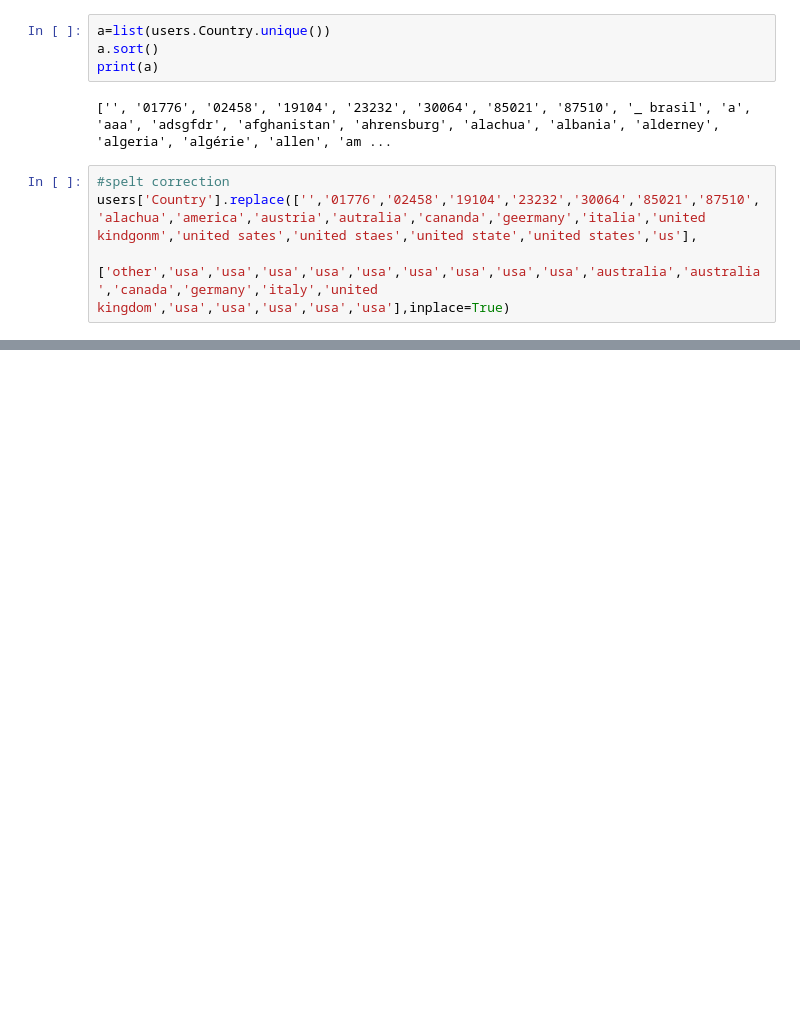
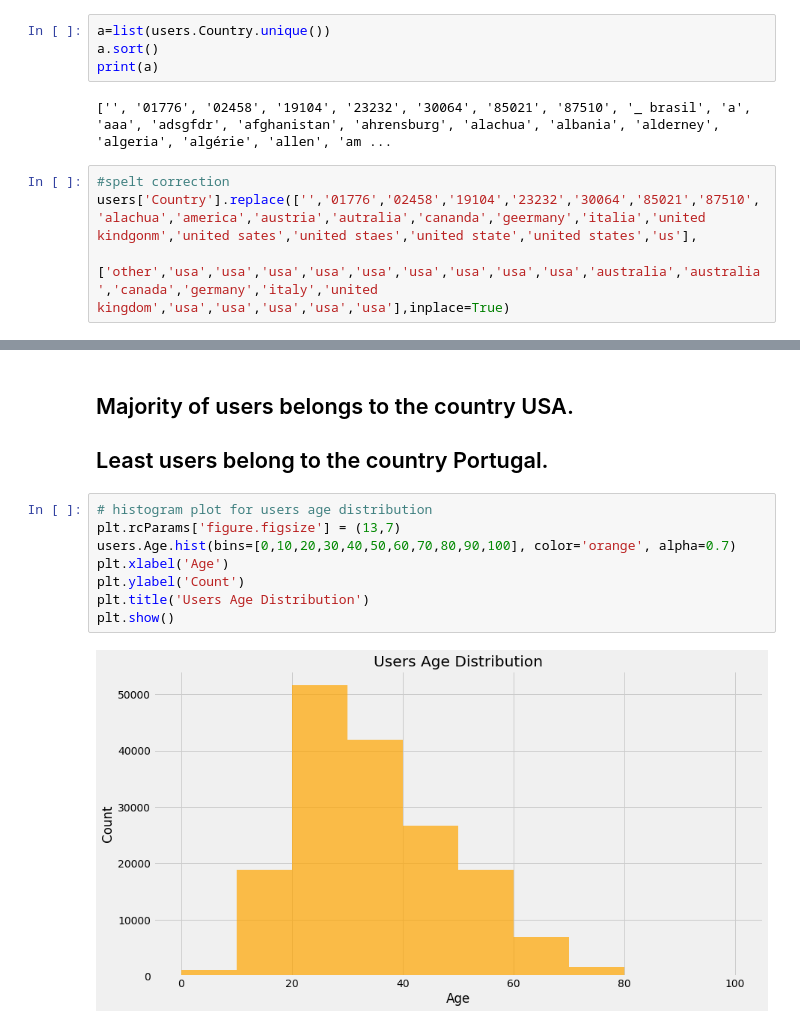
Before and after one commit to Ankitgpt357/Book-recommendation-system, a Jupyter notebook: Book-recommendation-system.ipynb, the cells around one changed output, grey strips where cells are left out. Cells and saved outputs as stored; diff of their text form; blank space fills up the shorter version.

```diff
--- a/Book-recommendation-system.ipynb
+++ b/Book-recommendation-system.ipynb
@@ -148,0 +160,13 @@ users['Country'].replace(['','01776','02458','19104','23232','30064','85021','87
+# %% [markdown]
+## Majority of users belongs to the country USA.
+## Least users belong to the country Portugal.
+# %%
+# histogram plot for users age distribution
+plt.rcParams['figure.figsize'] = (13,7)
+users.Age.hist(bins=[0,10,20,30,40,50,60,70,80,90,100], color='orange', alpha=0.7)
+plt.xlabel('Age')
+plt.ylabel('Count')
+plt.title('Users Age Distribution')
+plt.show()
+# %% [output]
+[figure, added]
```
Also changed, not shown: parts of 69 cells of this notebook.
